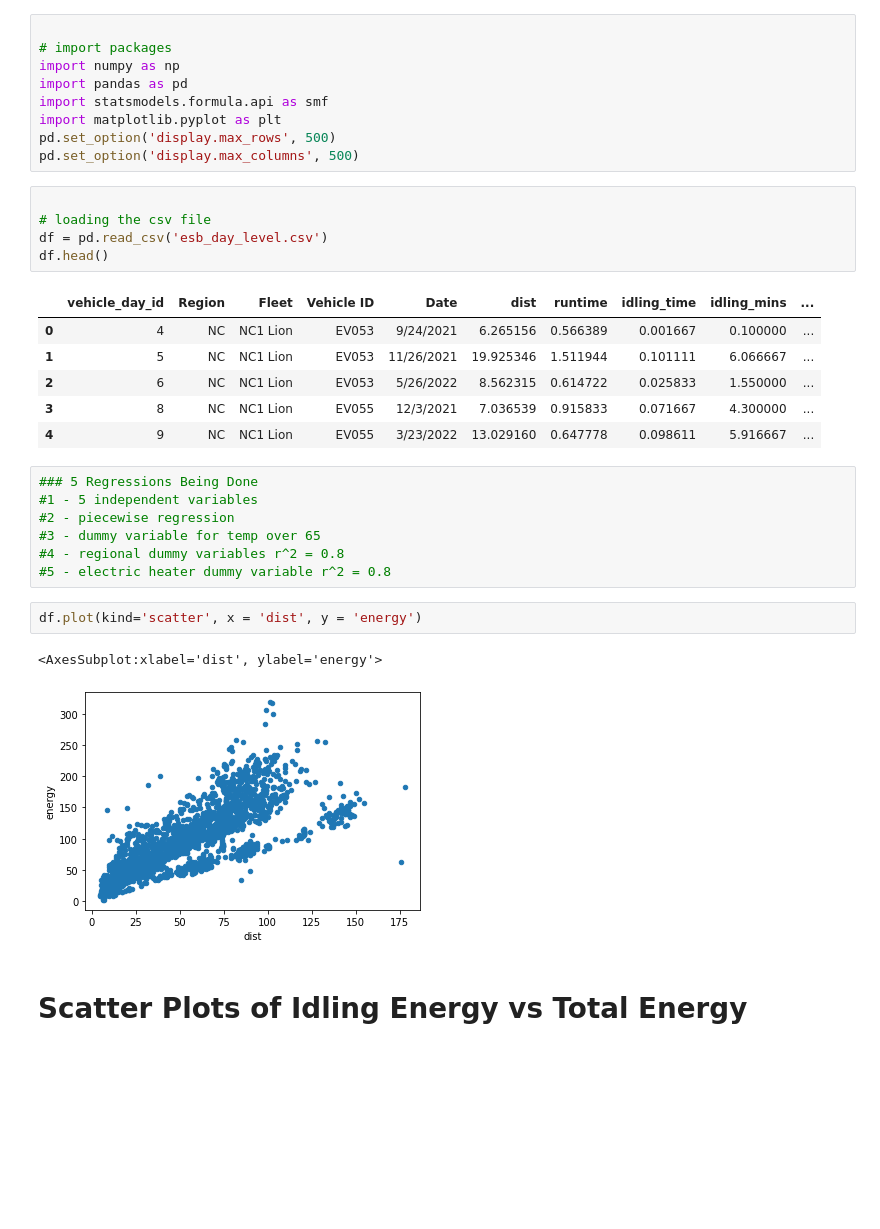
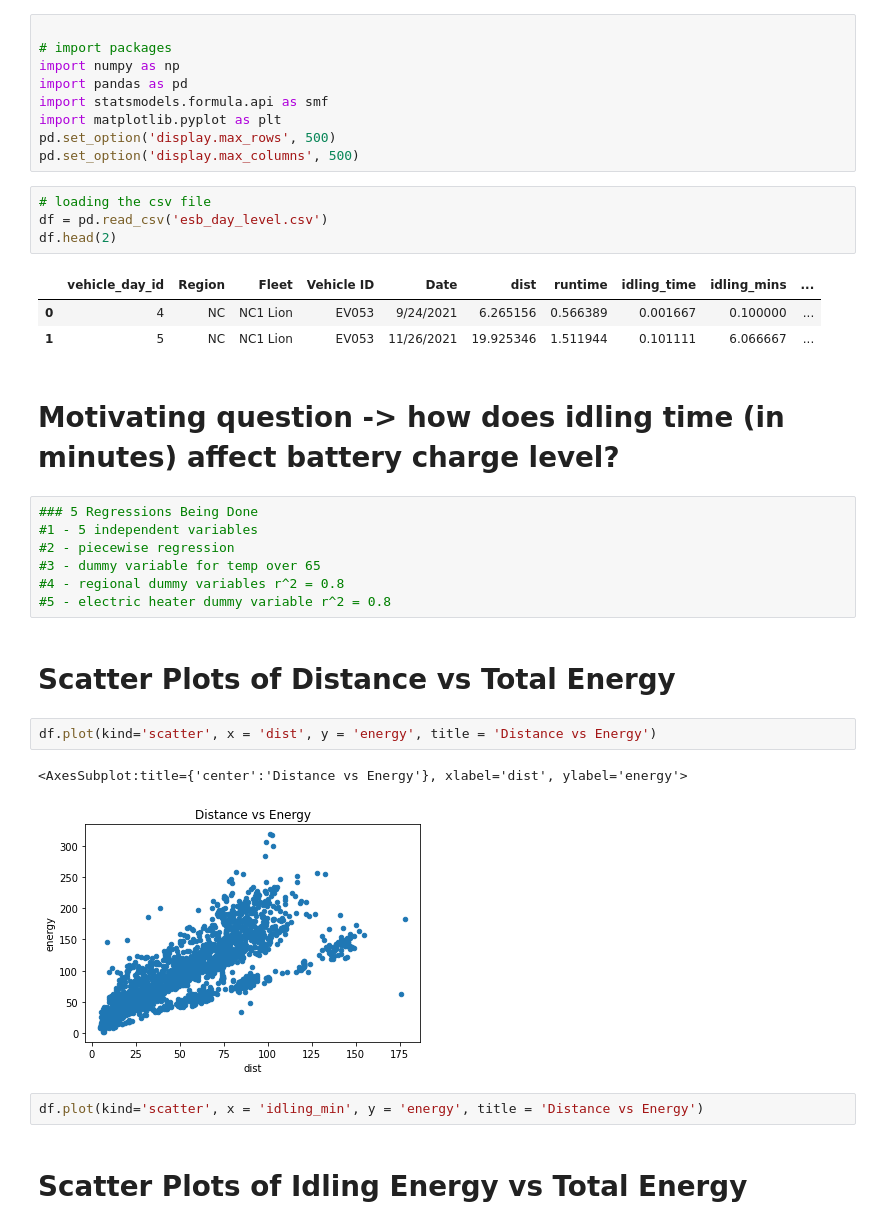
Before and after one commit to basillatif/esb_idling, a Jupyter notebook: esb_regression.ipynb, the cells around one changed output. Saved outputs shown, nothing was run; the diff lists cells and outputs as text; blank space fills up the shorter version.

```diff
--- a/esb_regression.ipynb
+++ b/esb_regression.ipynb
@@ -8,17 +8,15 @@ import matplotlib.pyplot as plt
 pd.set_option('display.max_rows', 500)
 pd.set_option('display.max_columns', 500)
 # %%
-
 # loading the csv file
 df = pd.read_csv('esb_day_level.csv')
-df.head()
+df.head(2)
 # %% [output]
 |  | vehicle_day_id | Region | Fleet | Vehicle ID | Date | dist | runtime | idling_time | idling_mins | ... |
 | 0 | 4 | NC | NC1 Lion | EV053 | 9/24/2021 | 6.265156 | 0.566389 | 0.001667 | 0.100000 | ... |
 | 1 | 5 | NC | NC1 Lion | EV053 | 11/26/2021 | 19.925346 | 1.511944 | 0.101111 | 6.066667 | ... |
-| 2 | 6 | NC | NC1 Lion | EV053 | 5/26/2022 | 8.562315 | 0.614722 | 0.025833 | 1.550000 | ... |
-| 3 | 8 | NC | NC1 Lion | EV055 | 12/3/2021 | 7.036539 | 0.915833 | 0.071667 | 4.300000 | ... |
-| 4 | 9 | NC | NC1 Lion | EV055 | 3/23/2022 | 13.029160 | 0.647778 | 0.098611 | 5.916667 | ... |
+# %% [markdown]
+# Motivating question -> how does idling time (in minutes) affect battery charge level?
 # %%
 ### 5 Regressions Being Done
 #1 - 5 independent variables
@@ -26,11 +24,15 @@ df.head()
 #3 - dummy variable for temp over 65
 #4 - regional dummy variables r^2 = 0.8
 #5 - electric heater dummy variable r^2 = 0.8
+# %% [markdown]
+# Scatter Plots of Distance vs Total Energy
 # %%
-df.plot(kind='scatter', x = 'dist', y = 'energy')
+df.plot(kind='scatter', x = 'dist', y = 'energy', title = 'Distance vs Energy')
 # %% [output]
-<AxesSubplot:xlabel='dist', ylabel='energy'>
+<AxesSubplot:title={'center':'Distance vs Energy'}, xlabel='dist', ylabel='energy'>
-[figure, old version]
+[figure, new version]
+# %%
+df.plot(kind='scatter', x = 'idling_min', y = 'energy', title = 'Distance vs Energy')
 # %% [markdown]
 # Scatter Plots of Idling Energy vs Total Energy
 # %%
```
Also changed, not shown: parts of 3 cells of this notebook, 1 other file.
